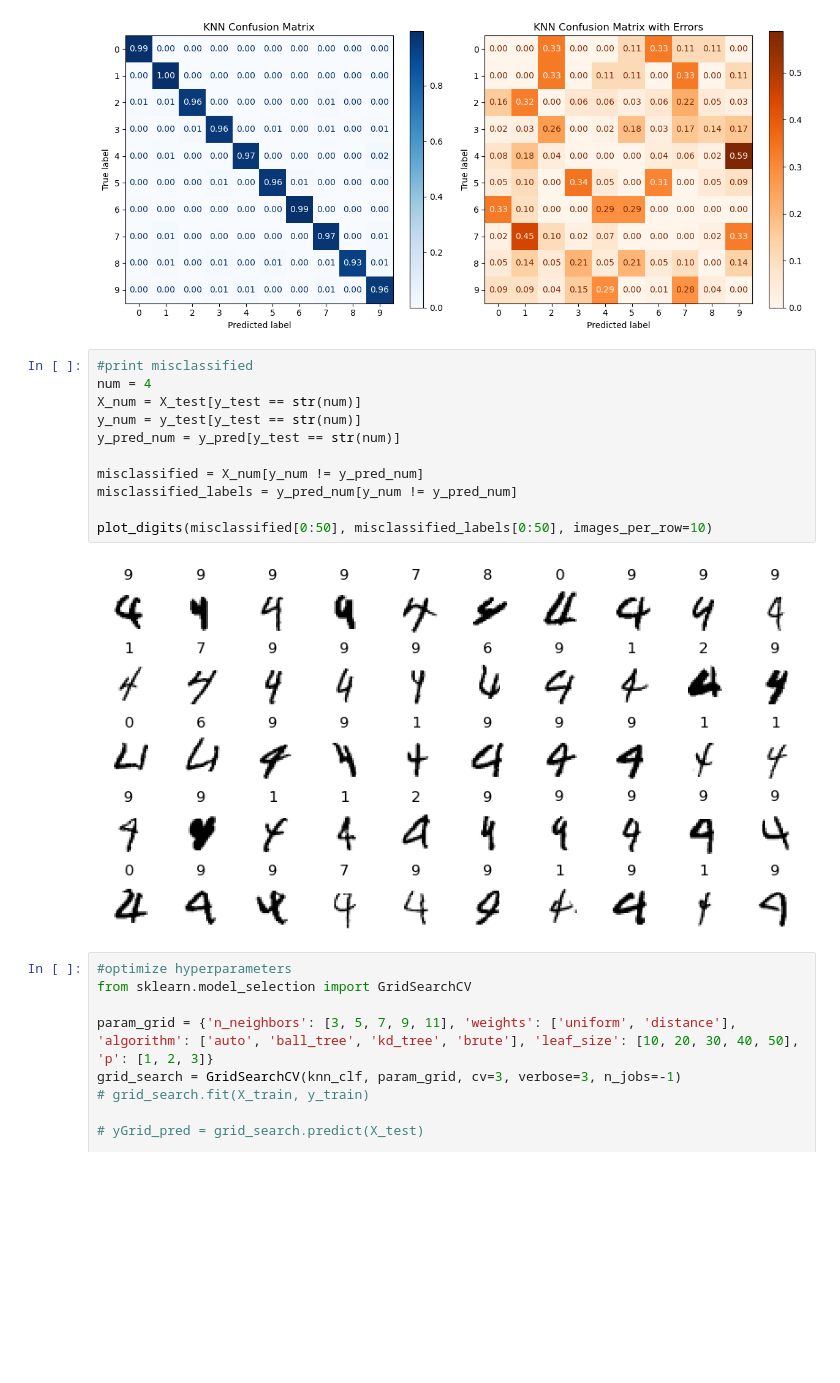
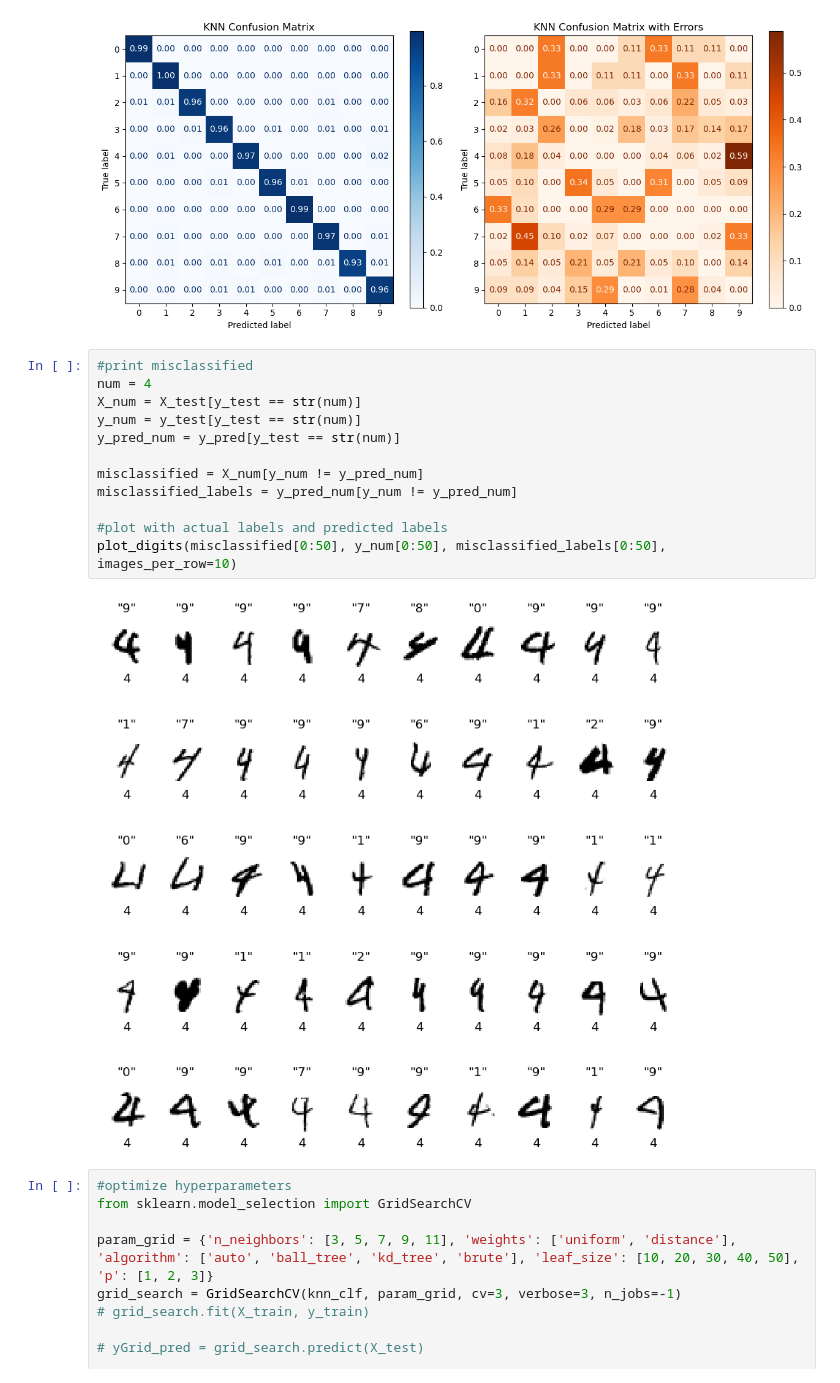
Before and after one commit to ParsaRezaei/ECE_4715.F23, a Jupyter notebook: Playground/MNIST/mnist.ipynb, the cells around one changed output. Saved outputs shown, nothing was run; the diff lists cells and outputs as text; blank space fills up the shorter version.

```diff
--- a/Playground/MNIST/mnist.ipynb
+++ b/Playground/MNIST/mnist.ipynb
@@ -98,16 +112,17 @@ plot_two_cmds(cmd, cmd_error, title1="KNN Confusion Matrix", title2="KNN Confusi
 # %%
 #print misclassified
 num = 4
 X_num = X_test[y_test == str(num)]
 y_num = y_test[y_test == str(num)]
 y_pred_num = y_pred[y_test == str(num)]
 
 misclassified = X_num[y_num != y_pred_num]
 misclassified_labels = y_pred_num[y_num != y_pred_num]
 
-plot_digits(misclassified[0:50], misclassified_labels[0:50], images_per_row=10)
+#plot with actual labels and predicted labels
+plot_digits(misclassified[0:50], y_num[0:50], misclassified_labels[0:50], images_per_row=10)
 # %% [output]
-[figure, old version]
+[figure, new version]
 # %%
 #optimize hyperparameters
 from sklearn.model_selection import GridSearchCV
```
Also changed, not shown: parts of 6 cells of this notebook.
